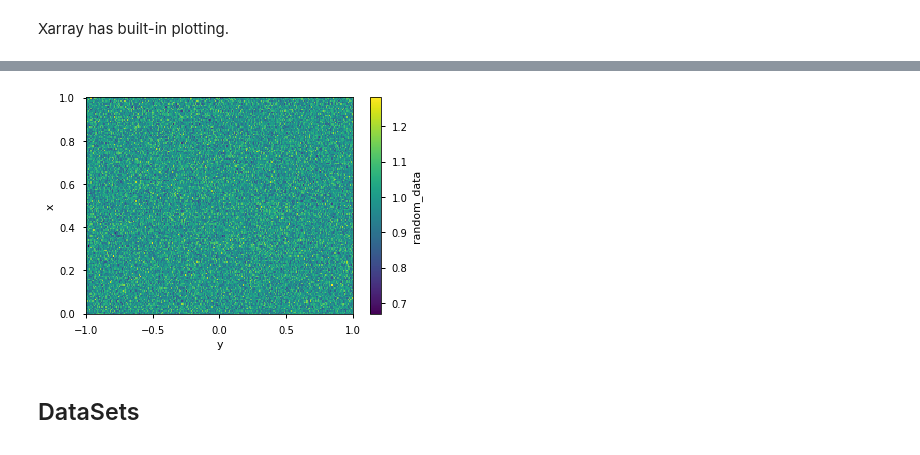
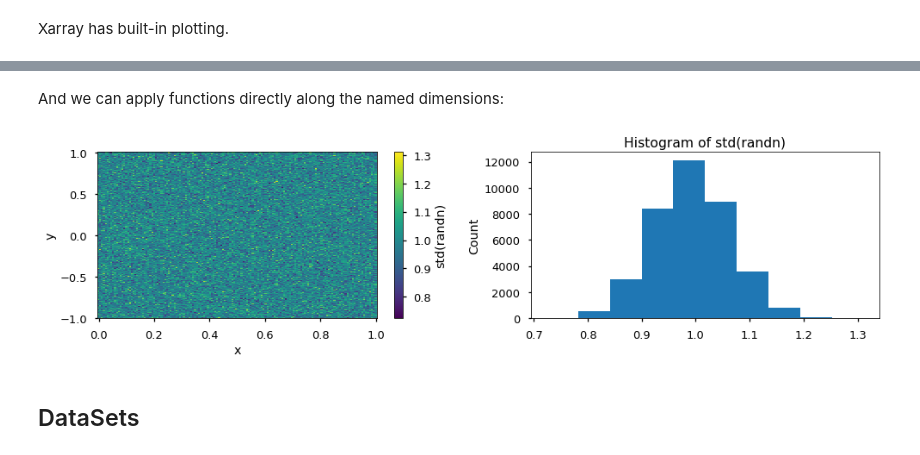
Before and after one commit to geomar-od/python-intro-201804, a Jupyter notebook: session-02_part-03_xarray_intro.ipynb, the cells around one changed output, grey strips where cells are left out. Saved outputs shown, nothing was run; the diff lists cells and outputs as text; code cells hidden in the pictures.

```diff
--- a/session-02_part-03_xarray_intro.ipynb
+++ b/session-02_part-03_xarray_intro.ipynb
@@ -76,11 +76,9 @@ da_1d.plot(marker='o');
 # %%
-Nx, Ny, Nz = 150, 250, 100  # We unpack a tuple
+Nz, Ny, Nx = 100, 250, 150  # We unpack a tuple
 
-da_random = xr.DataArray(
-    np.random.randn(Nx, Ny, Nz),
-    dims=['x', 'y', 'z'],
-    coords={'z': np.arange(Nz),
-            'y': np.linspace(-1, 1, Ny),
-            'x': np.linspace(0, 1, Nx)},
-    name="random_data")
-da_random
+da_random = xr.DataArray(np.random.randn(Nz, Ny, Nx),
+                         dims=['z', 'y', 'x'],
+                         coords={'z': np.arange(Nz),
+                                 'y': np.linspace(-1, 1, Ny),
+                                 'x': np.linspace(0, 1, Nx)},
+                         name="random_data")
@@ -109,7 +109,14 @@ da_random.plot();
-# %%
-da_random.std("z").plot();
-# %% [output]
-[figure, removed]
+# %% [markdown]
+And we can apply functions directly along the named dimensions:
+# %%
+fig, ax = plt.subplots(1, 2, figsize=(14, 4))
+
+da_random.std("z").rename("std(randn)").plot(ax=ax[0]);
+da_random.std("z").rename("std(randn)").plot.hist(ax=ax[1]);
+
+fig.tight_layout()
+# %% [output]
+[figure, added]
 # %% [markdown]
 ## DataSets
 # %% [markdown]
```
Also changed, not shown: parts of 18 cells of this notebook.
